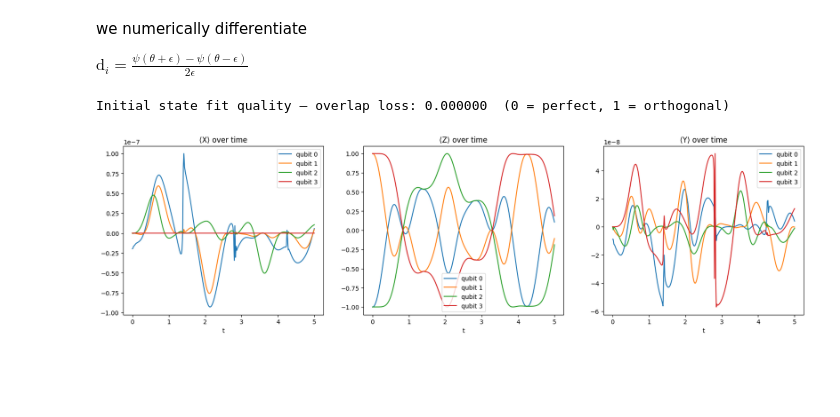
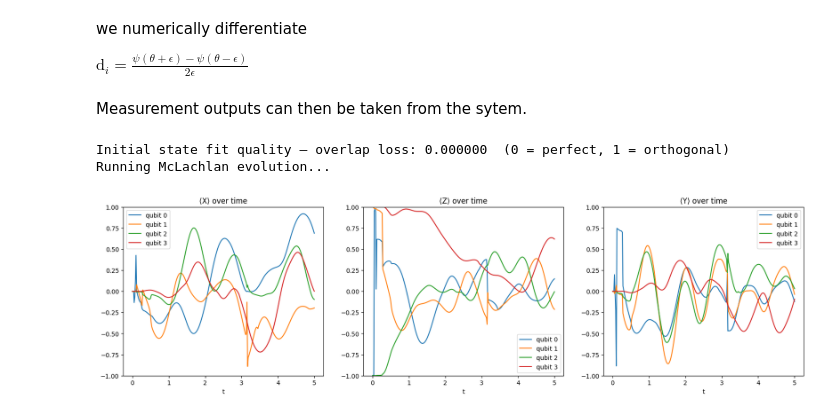
Before and after one commit to laramt04/Time-Evolution-QC-Project, a Jupyter notebook: laraMcLachlan.ipynb, the cells around one changed output. Cells and saved outputs as stored; diff of their text form; code cells hidden in the pictures; blank space fills up the shorter version.

```diff
--- a/laraMcLachlan.ipynb
+++ b/laraMcLachlan.ipynb
@@ -96,7 +94,7 @@ def psi_theta(theta, L):
     qc = ansatz_circuit(theta, L)
     return Statevector(qc).data
 # %%
-def fit_theta_to_state(psi_target, L, n_restarts=5):
+def fit_theta_to_state(psi_target, L, n_params, n_restarts=5):
     """
     Find theta such that psi_theta(theta, L) ≈ psi_target.
     Tries multiple random restarts and returns the best fit.
@@ -109,7 +107,7 @@ def fit_theta_to_state(psi_target, L, n_restarts=5):
         return 1.0 - abs(np.vdot(psi_target, psi)) ** 2
 
     for _ in range(n_restarts):
-        theta_init = np.random.uniform(-np.pi, np.pi, 2 * L)
+        theta_init = np.random.uniform(-np.pi, np.pi, n_params)
         result = minimize(overlap_loss, theta_init, method="L-BFGS-B")
         if result.fun < best_loss:
             best_loss = result.fun
@@ -161,4 +159,6 @@ def mclachlan_evolve(theta0, H, L, dt, steps):
         states.append(psi_theta(theta, L))
 
     return states
+# %% [markdown]
+Measurement outputs can then be taken from the sytem.
 # %%
@@ -188,49 +188,54 @@ def measure_direction(states, L, pauli):
 # %%
 Jz = -1.1
 a  = 4
 L, initial_states = initialise(Jz, a)
 psi_target = initial_states[0].data
 H = hamiltonian1(L, Jz).to_matrix()
 
 #fit so that we get target values
-theta0 = fit_theta_to_state(psi_target, L, n_restarts=5)
+n_params = 3 * L * n_layers
+theta0 = fit_theta_to_state(psi_target, L, n_params, n_restarts=5)
 
 #parameters
 steps   = 300
 t_total = 5.0
 dt      = t_total / steps
 
+print("Running McLachlan evolution...")
 states = mclachlan_evolve(theta0, H, L, dt, steps)
 
 t_values = np.arange(len(states)) * dt   # len = steps+1 (includes t=0)
 
 # get expectation values
 X_data = measure_direction(states, L, pauli_x)
 Z_data = measure_direction(states, L, pauli_z)
 Y_data = measure_direction(states, L, pauli_y)
+
+fig, axes = plt.subplots(1, 3, figsize=(20, 5))
+
+for q in range(L):
+    axes[0].plot(t_values, X_data[q], label=f"qubit {q}")
+axes[0].set_title("⟨X⟩ over time")
+axes[0].set_xlabel("t")
+axes[0].set_ylim(-1, 1)
+axes[0].legend()
+
+for q in range(L):
+    axes[1].plot(t_values, Z_data[q], label=f"qubit {q}")
+axes[1].set_title("⟨Z⟩ over time")
+axes[1].set_xlabel("t")
+axes[1].set_ylim(-1, 1)
+axes[1].legend()
+
+for q in range(L):
+    axes[2].plot(t_values, Y_data[q], label=f"qubit {q}")
+axes[2].set_title("⟨Y⟩ over time")
+axes[2].set_xlabel("t")
+axes[2].set_ylim(-1, 1)
+axes[2].legend()
+
+plt.show()
 # %% [output]
 Initial state fit quality — overlap loss: 0.000000  (0 = perfect, 1 = orthogonal)
+Running McLachlan evolution...
+[figure, added]
-# %%
-fig, axes = plt.subplots(1, 3, figsize=(20, 5))
-
-for q in range(L):
-    axes[0].plot(t_values, X_data[q], label=f"qubit {q}")
-axes[0].set_title("⟨X⟩ over time")
-axes[0].set_xlabel("t")
-axes[0].legend()
-
-for q in range(L):
-    axes[1].plot(t_values, Z_data[q], label=f"qubit {q}")
-axes[1].set_title("⟨Z⟩ over time")
-axes[1].set_xlabel("t")
-axes[1].legend()
-
-for q in range(L):
-    axes[2].plot(t_values, Y_data[q], label=f"qubit {q}")
-axes[2].set_title("⟨Y⟩ over time")
-axes[2].set_xlabel("t")
-axes[2].legend()
-
-plt.show()
-# %% [output]
-[figure, removed]
```
Also changed, not shown: parts of 4 cells of this notebook.
